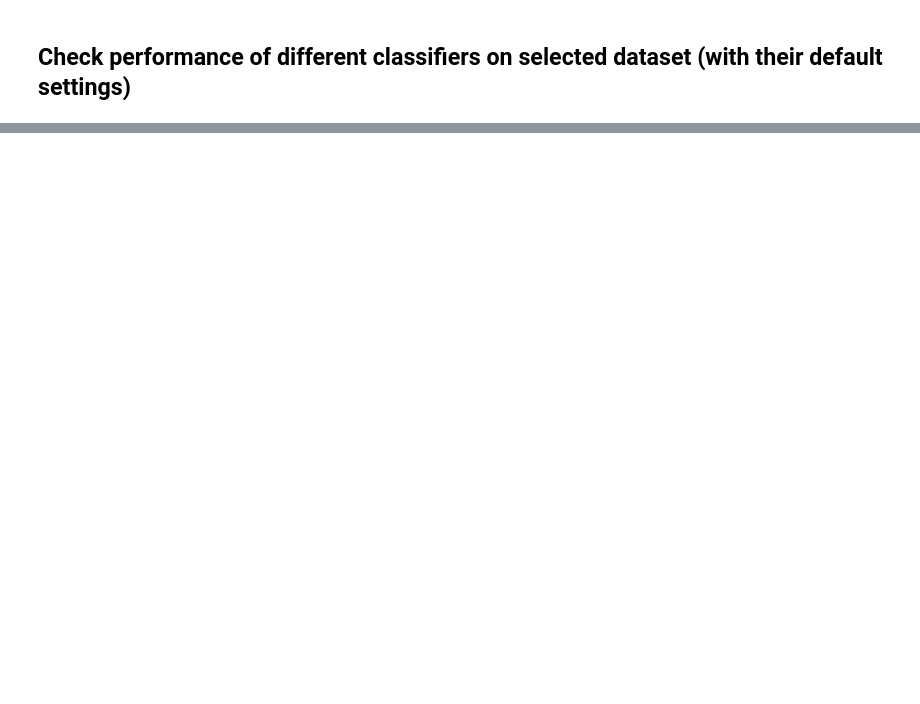
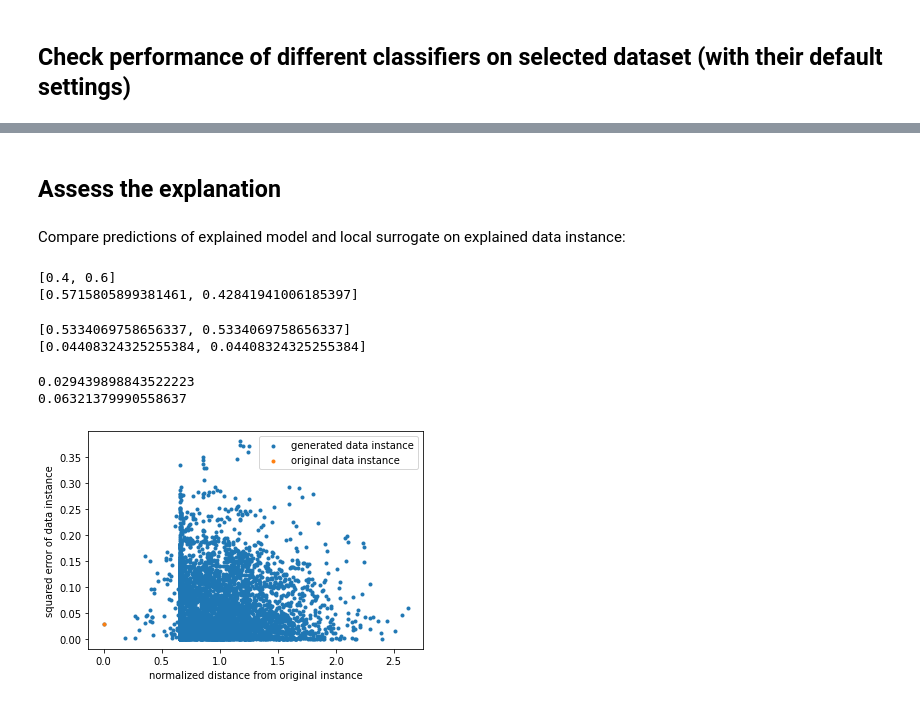
Before and after one commit to vonHousen/lime, a Jupyter notebook: doc/mod/notebooks/EfficiencyTests.ipynb, the cells around one changed output, grey strips where cells are left out. Saved outputs shown, nothing was run; the diff lists cells and outputs as text; code cells hidden in the pictures; blank space fills up the shorter version.

```diff
--- a/doc/mod/notebooks/EfficiencyTests.ipynb
+++ b/doc/mod/notebooks/EfficiencyTests.ipynb
@@ -95,0 +90,9 @@ plt.show()
+# %%
+explainer = lime.lime_tabular_mod.LimeTabularExplainerMod(
+    sample_dataset.train_data.to_numpy(),
+    feature_names = sample_dataset.train_data.columns.to_list(),
+    class_names = sample_dataset.train_labels.drop_duplicates().to_list(),
+    discretize_continuous=False,
+    sample_around_instance=True,
+    categorical_features=sample_dataset.categorical_features
+)
@@ -95,0 +101,11 @@ plt.show()
+# %%
+test_instance = sample_dataset.test_data.sample(n=1)
+
+explanation = explainer.explain_instance(
+    test_instance.to_numpy().reshape(-1),
+    model.predict_proba,
+    num_features = 4,
+    top_labels = 2,
+    distance_metric="minkowski",
+    minkowski_norm=100.
+)
@@ -95,0 +118,26 @@ plt.show()
+# %% [markdown]
+## Assess the explanation
+# %% [markdown]
+Compare predictions of explained model and local surrogate on explained data instance:
+# %%
+print(explanation.get_prediction_for_explained_model())
+print(explanation.get_prediction_for_surrogate_model(normalized=True))
+# %% [output]
+[0.4, 0.6]
+[0.5715805899381461, 0.42841941006185397]
+# %%
+print(explanation.get_scores_for_surrogate_model())
+print(explanation.get_losses_for_surrogate_model())
+# %% [output]
+[0.5334069758656337, 0.5334069758656337]
+[0.04408324325255384, 0.04408324325255384]
+# %%
+print(explanation.get_fidelity_loss_on_explanation())
+print(explanation.get_fidelity_loss_on_generated_data())
+# %% [output]
+0.029439898843522223
+0.06321379990558637
+# %%
+squared_errors = explanation.get_fidelity_loss_distribution()
+# %% [output]
+[figure, added]
```
Also changed, not shown: parts of 10 cells of this notebook, 3 other files.
